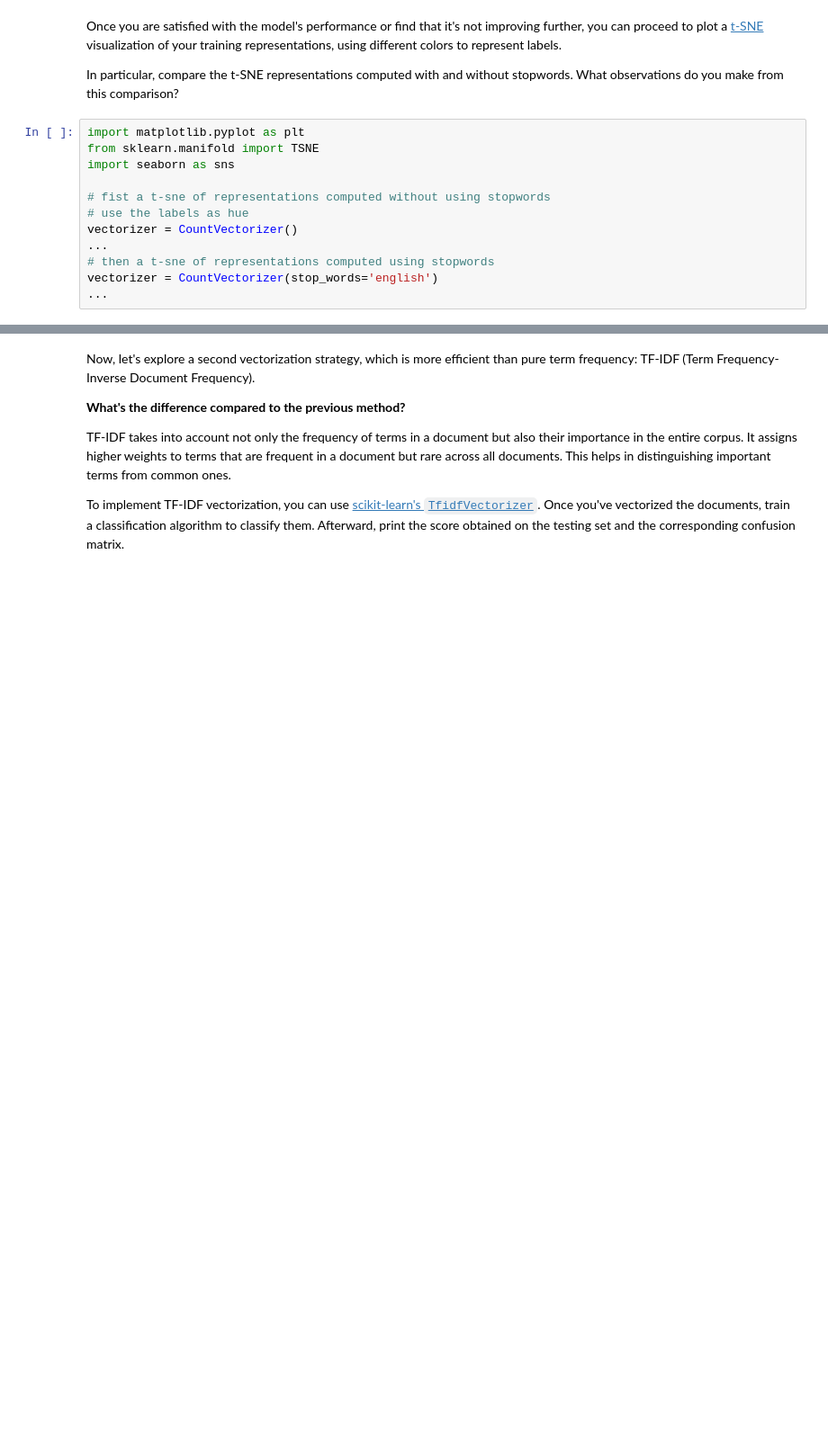
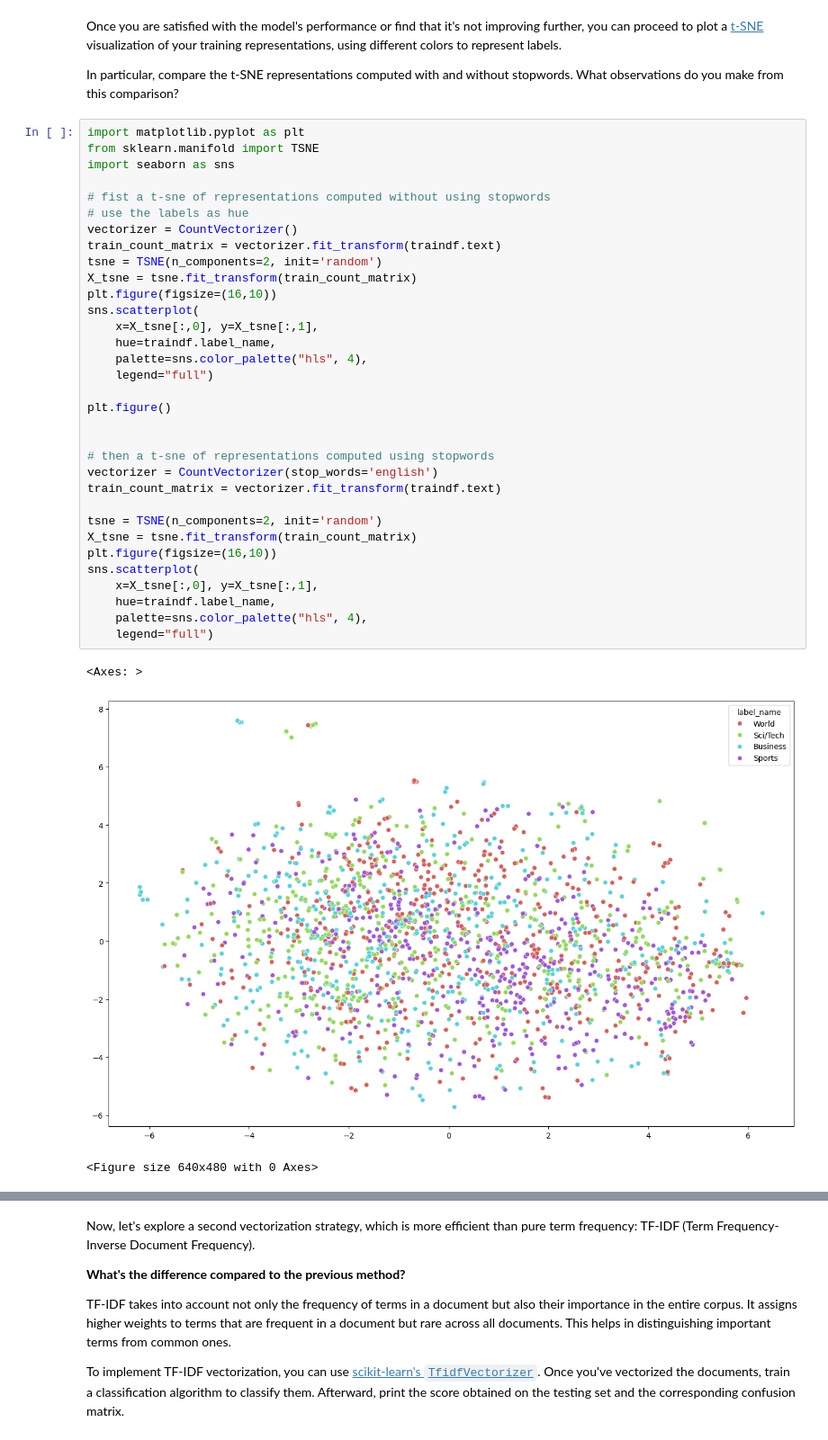
Before and after one commit to selim-ba/AIF, a Jupyter notebook: nlp/AIF_nlp_1.ipynb, the cells around one changed output, grey strips where cells are left out. Shown at 90% size. Drawn from its saved outputs; the diff is of its cells as text; blank space fills up the shorter version.

```diff
--- a/nlp/AIF_nlp_1.ipynb
+++ b/nlp/AIF_nlp_1.ipynb
@@ -250,12 +263,37 @@ In particular, compare the t-SNE representations computed with and without stopw
 # %%
 import matplotlib.pyplot as plt
 from sklearn.manifold import TSNE
 import seaborn as sns
 
 # fist a t-sne of representations computed without using stopwords
 # use the labels as hue
 vectorizer = CountVectorizer()
-...
+train_count_matrix = vectorizer.fit_transform(traindf.text)
+tsne = TSNE(n_components=2, init='random')
+X_tsne = tsne.fit_transform(train_count_matrix)
+plt.figure(figsize=(16,10))
+sns.scatterplot(
+    x=X_tsne[:,0], y=X_tsne[:,1],
+    hue=traindf.label_name,
+    palette=sns.color_palette("hls", 4),
+    legend="full")
+
+plt.figure()
+
+
 # then a t-sne of representations computed using stopwords
 vectorizer = CountVectorizer(stop_words='english')
-...
+train_count_matrix = vectorizer.fit_transform(traindf.text)
+
+tsne = TSNE(n_components=2, init='random')
+X_tsne = tsne.fit_transform(train_count_matrix)
+plt.figure(figsize=(16,10))
+sns.scatterplot(
+    x=X_tsne[:,0], y=X_tsne[:,1],
+    hue=traindf.label_name,
+    palette=sns.color_palette("hls", 4),
+    legend="full")
+# %% [output]
+<Axes: >
+[figure, added]
+<Figure size 640x480 with 0 Axes>
```
Also changed, not shown: parts of 8 cells of this notebook.
